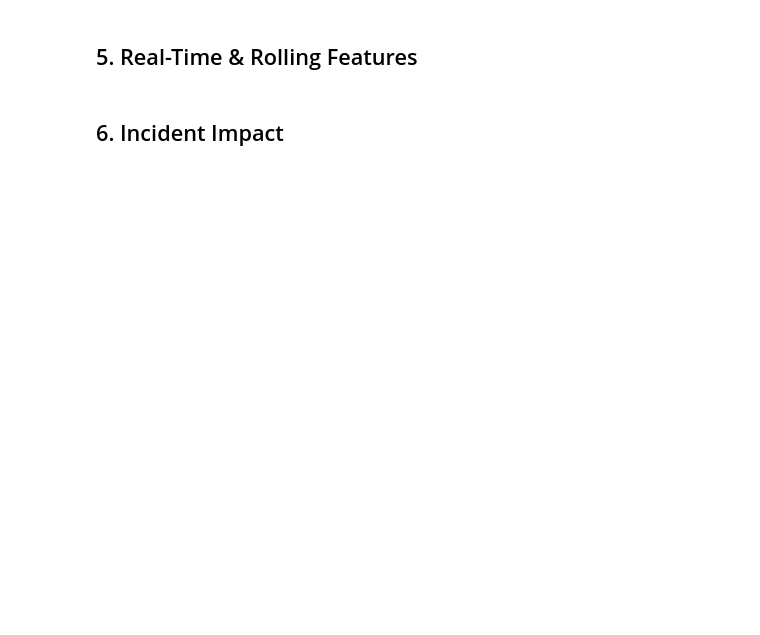
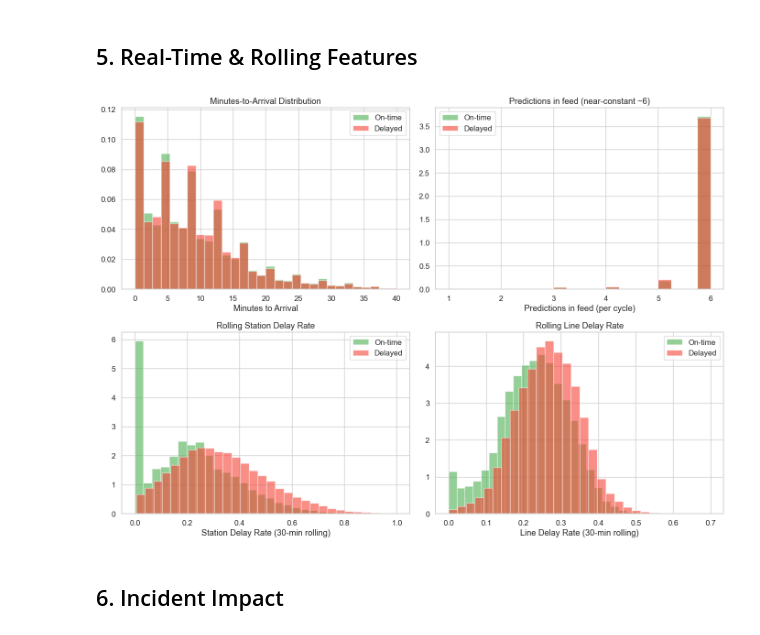
Before and after one commit to Pandabar8/WMATA-Metro-Delay-Prediction, a Jupyter notebook: notebooks/02_eda.ipynb, the cells around one changed output. Cells and saved outputs as stored; diff of their text form; code cells hidden in the pictures; blank space fills up the shorter version.

```diff
--- a/notebooks/02_eda.ipynb
+++ b/notebooks/02_eda.ipynb
@@ -15,5 +15,10 @@ FIG_DIR = os.path.join(PROJ, "reports", "figures")
 os.makedirs(FIG_DIR, exist_ok=True)
 
 df = pd.read_csv(os.path.join(PROJ, "data", "features.csv"), parse_dates=["collected_at"])
-print(f"Shape: {df.shape}")
+print(f"Loaded shape: {df.shape}")
+if "is_orphan" in df.columns:
+    n_orphan = int(df["is_orphan"].sum())
+    df = df[df["is_orphan"] == 0].copy()
+    print(f"Dropped {n_orphan:,} orphan predictions (no arrival in 15 min)")
+print(f"Working shape: {df.shape}")
 df.head()
@@ -154,36 +198,38 @@ for label, color in [(0, "#4CAF50"), (1, "#F44336")]:
     subset = df[df["is_delayed"] == label]["minutes_num"]
     axes[0, 0].hist(subset, bins=30, alpha=0.6, label=f"{'Delayed' if label else 'On-time'}", color=color, density=True)
 axes[0, 0].set_xlabel("Minutes to Arrival")
 axes[0, 0].set_title("Minutes-to-Arrival Distribution")
 axes[0, 0].legend()
 
 # num_trains_at_station
 for label, color in [(0, "#4CAF50"), (1, "#F44336")]:
-    subset = df[df["is_delayed"] == label]["num_trains_at_station"]
+    subset = df[df["is_delayed"] == label]["num_predictions_in_feed"]
     axes[0, 1].hist(subset, bins=20, alpha=0.6, label=f"{'Delayed' if label else 'On-time'}", color=color, density=True)
-axes[0, 1].set_xlabel("Trains at Station")
-axes[0, 1].set_title("Trains at Station Distribution")
+axes[0, 1].set_xlabel("Predictions in feed (per cycle)")
+axes[0, 1].set_title("Predictions in feed (near-constant ~6)")
 axes[0, 1].legend()
 
 # Rolling delay rate (station)
 for label, color in [(0, "#4CAF50"), (1, "#F44336")]:
     subset = df[df["is_delayed"] == label]["delay_rate_30min"]
     axes[1, 0].hist(subset, bins=30, alpha=0.6, label=f"{'Delayed' if label else 'On-time'}", color=color, density=True)
 axes[1, 0].set_xlabel("Station Delay Rate (30-min rolling)")
 axes[1, 0].set_title("Rolling Station Delay Rate")
 axes[1, 0].legend()
 
 # Rolling delay rate (line)
 for label, color in [(0, "#4CAF50"), (1, "#F44336")]:
     subset = df[df["is_delayed"] == label]["line_delay_rate_30min"]
     axes[1, 1].hist(subset, bins=30, alpha=0.6, label=f"{'Delayed' if label else 'On-time'}", color=color, density=True)
 axes[1, 1].set_xlabel("Line Delay Rate (30-min rolling)")
 axes[1, 1].set_title("Rolling Line Delay Rate")
 axes[1, 1].legend()
 
 plt.tight_layout()
 fig.savefig(os.path.join(FIG_DIR, "eda_realtime_features.png"), dpi=150)
 plt.show()
+# %% [output]
+[figure, added]
 # %% [markdown]
 ## 6. Incident Impact
 # %%
```
Also changed, not shown: parts of 10 cells of this notebook, 13 other files.
